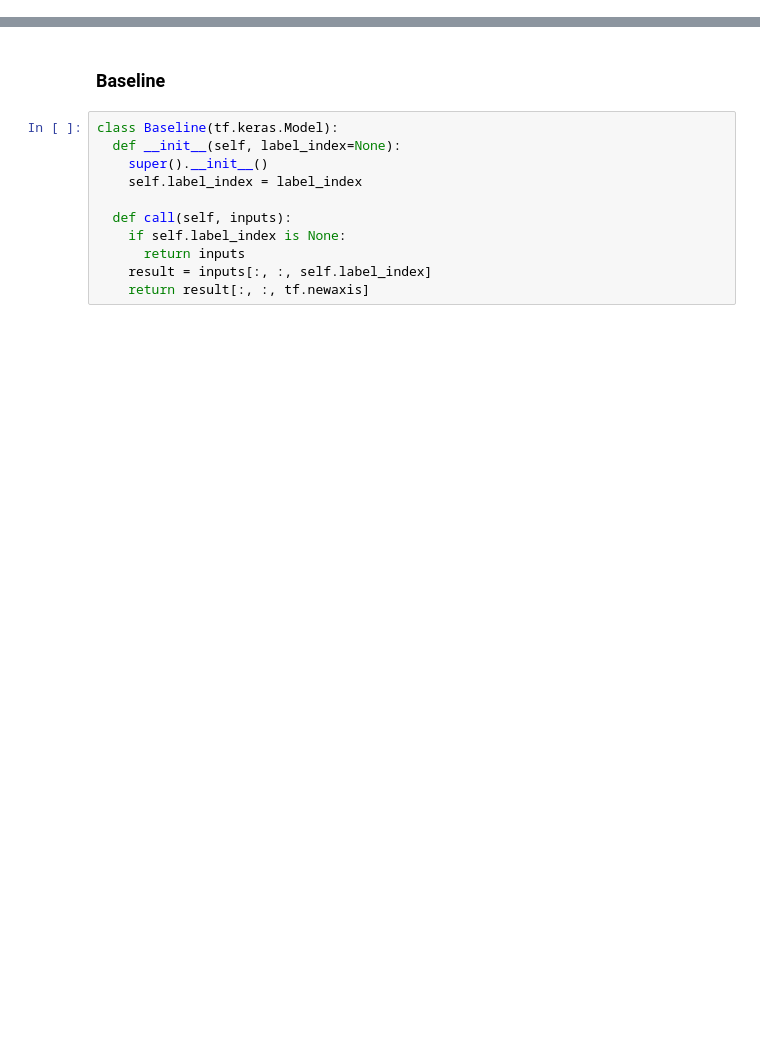
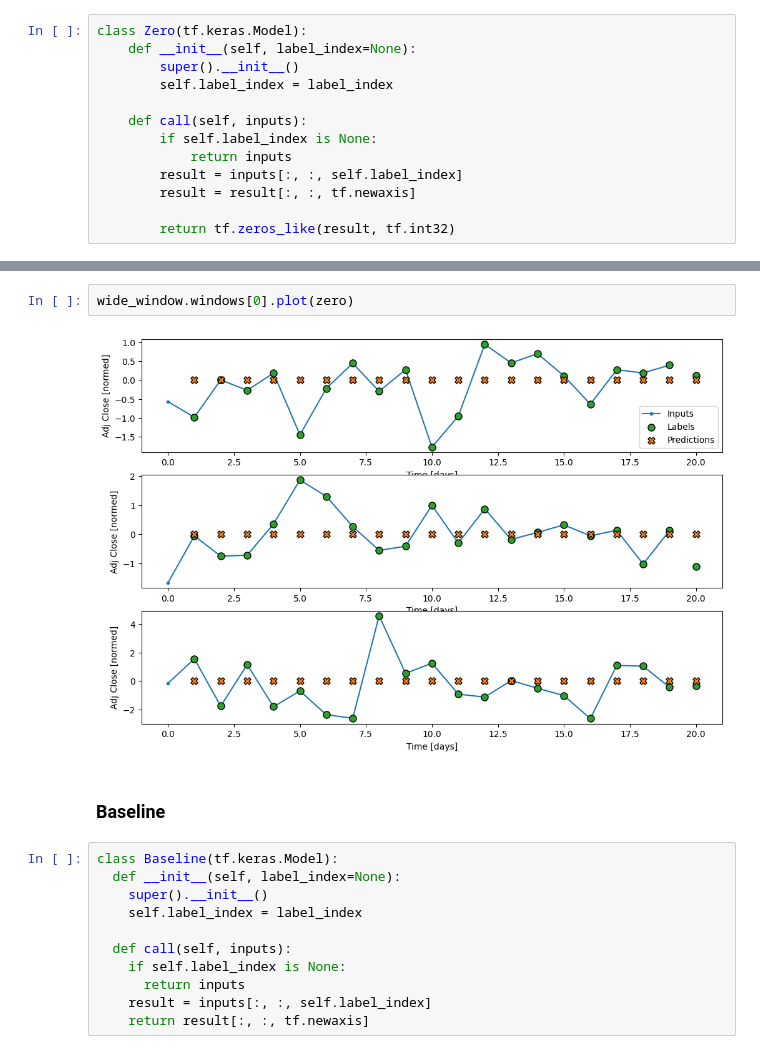
Before and after one commit to GoneSahlin/StocksAI, a Jupyter notebook: model/src/train.ipynb, the cells around one changed output, grey strips where cells are left out. Saved outputs shown, nothing was run; the diff lists cells and outputs as text; blank space fills up the shorter version.

```diff
--- a/model/src/train.ipynb
+++ b/model/src/train.ipynb
@@ -75,0 +78,13 @@ wide_conv_window = DatasetGenerator(train_dfs, val_dfs, test_dfs, INPUT_WIDTH, L
+# %%
+class Zero(tf.keras.Model):
+    def __init__(self, label_index=None):
+        super().__init__()
+        self.label_index = label_index
+
+    def call(self, inputs):
+        if self.label_index is None:
+            return inputs
+        result = inputs[:, :, self.label_index]
+        result = result[:, :, tf.newaxis]
+
+        return tf.zeros_like(result, tf.int32)
@@ -76,3 +103,7 @@ wide_conv_window = DatasetGenerator(train_dfs, val_dfs, test_dfs, INPUT_WIDTH, L
+# %%
+wide_window.windows[0].plot(zero)
+# %% [output]
+[figure, added]
 # %% [markdown]
 ### Baseline
 # %%
```
Also changed, not shown: parts of 21 cells of this notebook, 3 other files.
